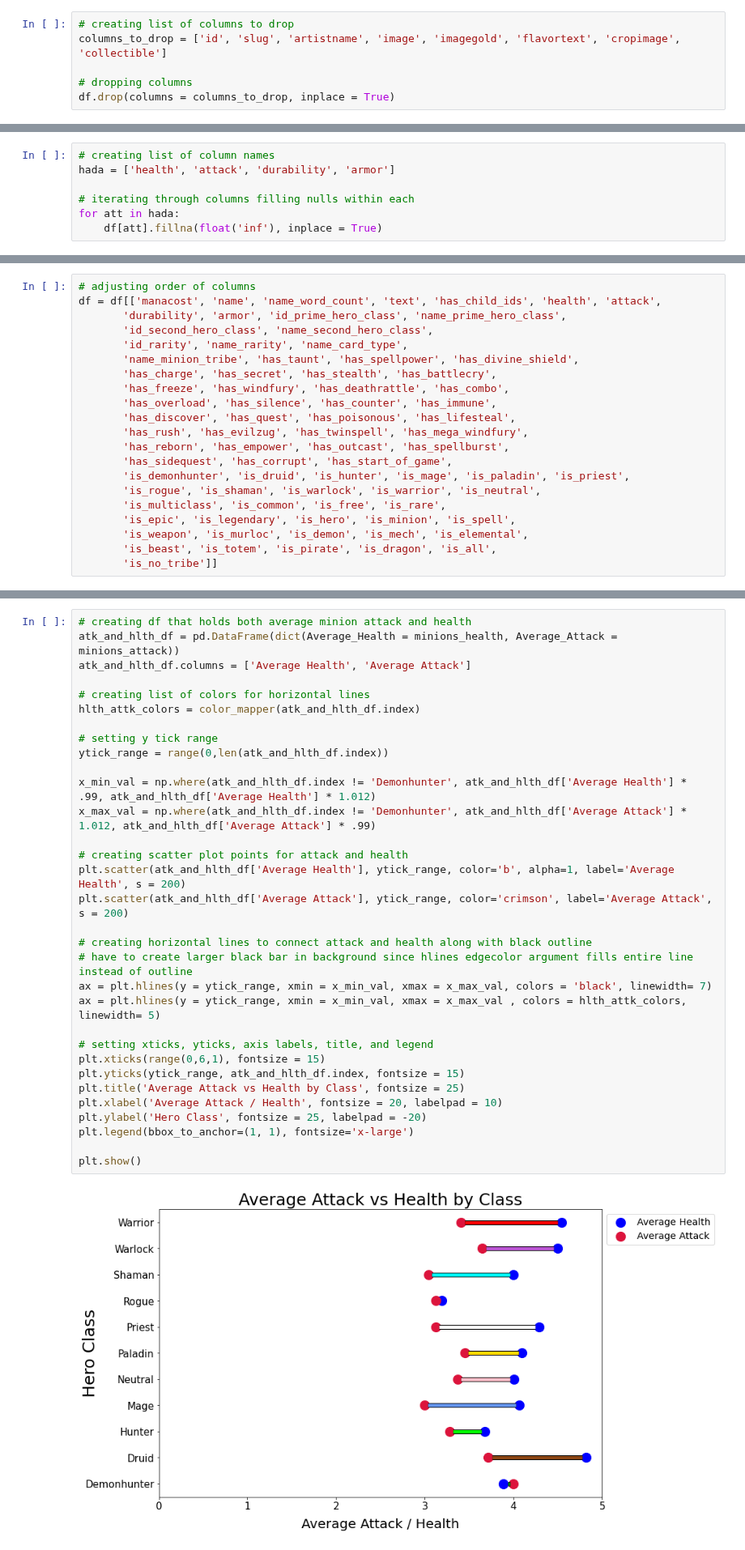
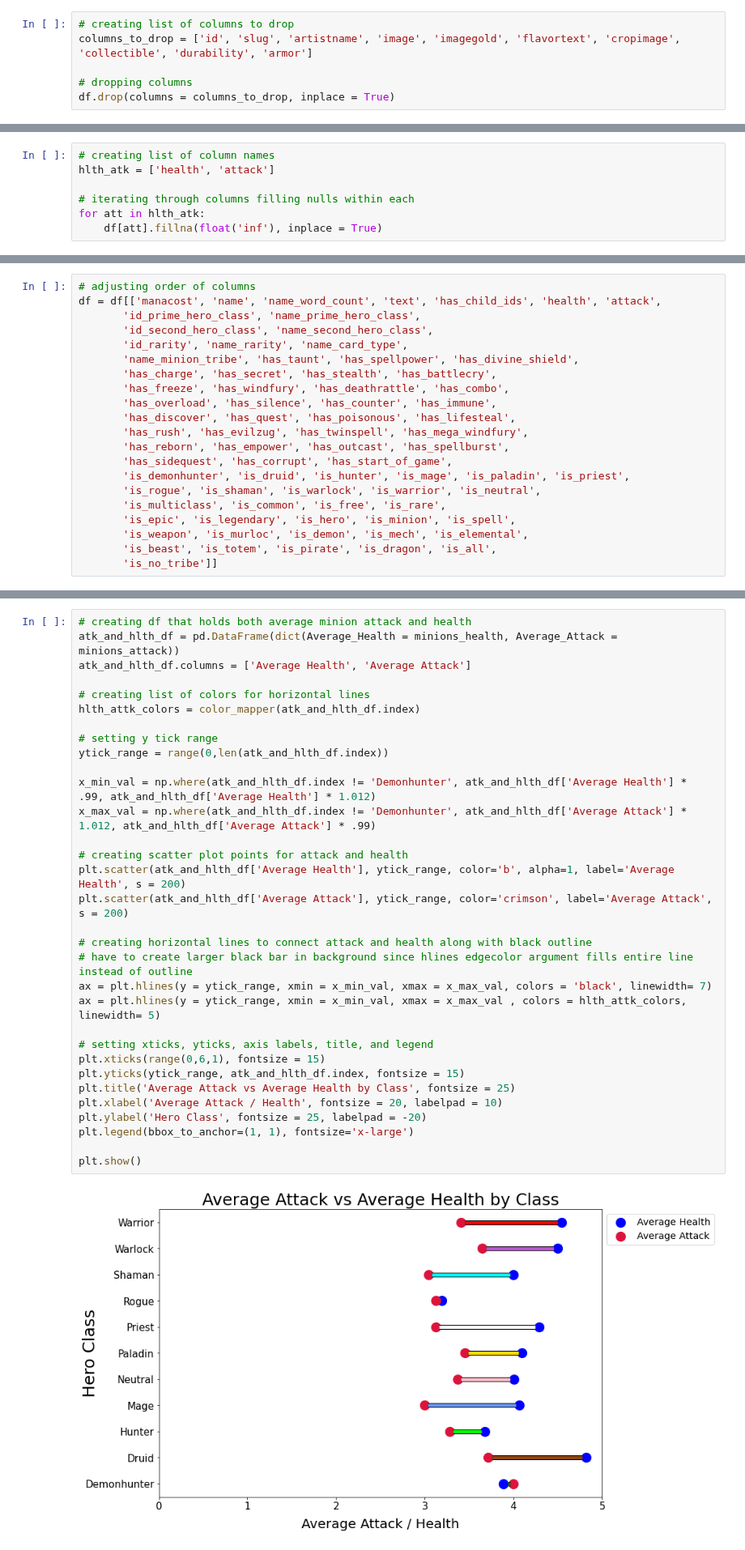
Before and after one commit to SamuelD-Data/hearthstone_project, a Jupyter notebook: hearthstone_project_notebook.ipynb, the cells around one changed output, grey strips where cells are left out. Shown at 81% size. Saved outputs shown, nothing was run; the diff lists cells and outputs as text.

Commit message:
removed durability and armor columns

```diff
--- a/hearthstone_project_notebook.ipynb
+++ b/hearthstone_project_notebook.ipynb
@@ -240,7 +244,7 @@ memory usage: 433.0+ KB
 ### Dropping columns that aren't needed for the planned operations of this project
 # %%
 # creating list of columns to drop
-columns_to_drop = ['id', 'slug', 'artistname', 'image', 'imagegold', 'flavortext', 'cropimage', 'collectible']
+columns_to_drop = ['id', 'slug', 'artistname', 'image', 'imagegold', 'flavortext', 'cropimage', 'collectible', 'durability', 'armor']
 
 # dropping columns
 df.drop(columns = columns_to_drop, inplace = True)
@@ -320,9 +324,9 @@ with a value that represents infinity. The benefit of this method is that it all
 # %%
 # creating list of column names
-hada = ['health', 'attack', 'durability', 'armor']
+hlth_atk = ['health', 'attack']
 
 # iterating through columns filling nulls within each
-for att in hada:
+for att in hlth_atk:
     df[att].fillna(float('inf'), inplace = True)
 # %% [markdown]
 ## Creating boolean columns for categorical variables
@@ -458,7 +462,7 @@ df['name_word_count'] = df.name.apply(lambda x: len(str(x).split(' ')))
 # %%
 # adjusting order of columns
 df = df[['manacost', 'name', 'name_word_count', 'text', 'has_child_ids', 'health', 'attack',
-       'durability', 'armor', 'id_prime_hero_class', 'name_prime_hero_class',
+       'id_prime_hero_class', 'name_prime_hero_class',
        'id_second_hero_class', 'name_second_hero_class',
        'id_rarity', 'name_rarity', 'name_card_type',
        'name_minion_tribe', 'has_taunt', 'has_spellpower', 'has_divine_shield',
@@ -930,35 +935,35 @@ plt.show()
 atk_and_hlth_df = pd.DataFrame(dict(Average_Health = minions_health, Average_Attack = minions_attack))
 atk_and_hlth_df.columns = ['Average Health', 'Average Attack']
 
 # creating list of colors for horizontal lines
 hlth_attk_colors = color_mapper(atk_and_hlth_df.index)
 
 # setting y tick range
 ytick_range = range(0,len(atk_and_hlth_df.index))
 
 x_min_val = np.where(atk_and_hlth_df.index != 'Demonhunter', atk_and_hlth_df['Average Health'] * .99, atk_and_hlth_df['Average Health'] * 1.012)
 x_max_val = np.where(atk_and_hlth_df.index != 'Demonhunter', atk_and_hlth_df['Average Attack'] * 1.012, atk_and_hlth_df['Average Attack'] * .99)
 
 # creating scatter plot points for attack and health
 plt.scatter(atk_and_hlth_df['Average Health'], ytick_range, color='b', alpha=1, label='Average Health', s = 200)
 plt.scatter(atk_and_hlth_df['Average Attack'], ytick_range, color='crimson', label='Average Attack', s = 200)
 
 # creating horizontal lines to connect attack and health along with black outline
 # have to create larger black bar in background since hlines edgecolor argument fills entire line instead of outline
 ax = plt.hlines(y = ytick_range, xmin = x_min_val, xmax = x_max_val, colors = 'black', linewidth= 7)
 ax = plt.hlines(y = ytick_range, xmin = x_min_val, xmax = x_max_val , colors = hlth_attk_colors, linewidth= 5)
 
 # setting xticks, yticks, axis labels, title, and legend
 plt.xticks(range(0,6,1), fontsize = 15)
 plt.yticks(ytick_range, atk_and_hlth_df.index, fontsize = 15)
-plt.title('Average Attack vs Health by Class', fontsize = 25)
+plt.title('Average Attack vs Average Health by Class', fontsize = 25)
 plt.xlabel('Average Attack / Health', fontsize = 20, labelpad = 10)
 plt.ylabel('Hero Class', fontsize = 25, labelpad = -20)
 plt.legend(bbox_to_anchor=(1, 1), fontsize='x-large')
 
 plt.show()
 # %% [output]
-[figure, old version]
+[figure, new version]
 # %% [markdown]
 - The range of average attack and health varies significantly between some classes
 
```
Also changed, not shown: parts of 7 cells of this notebook, 1 other file.
